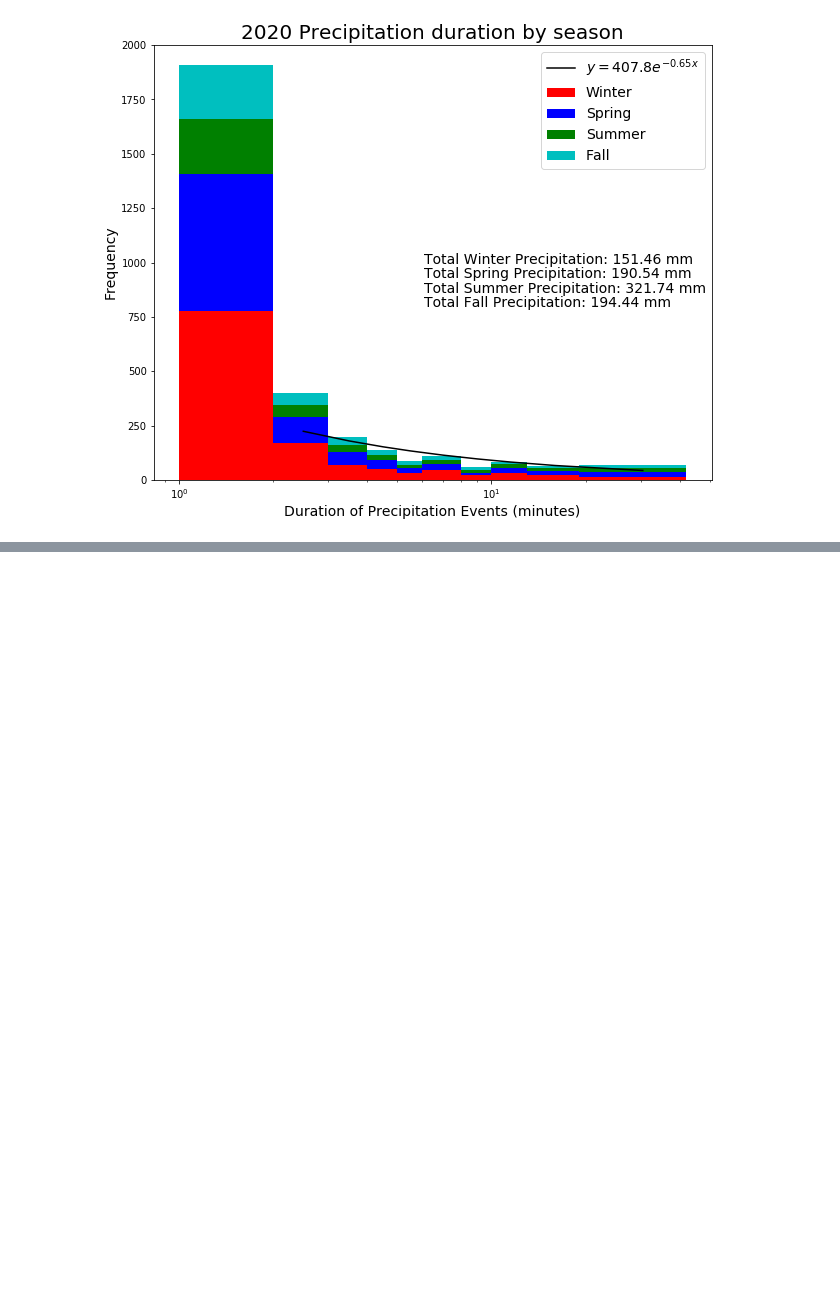
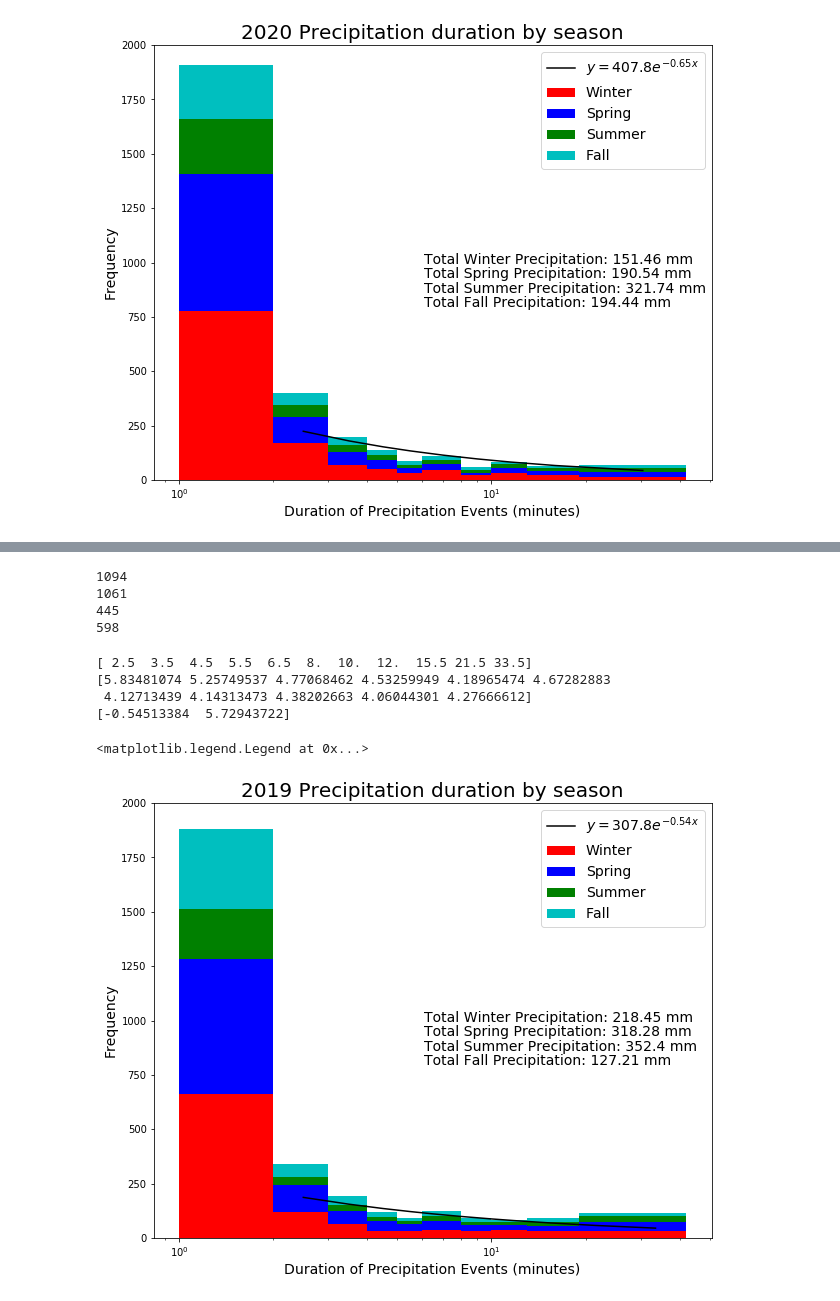
Before and after one commit to zhangt3-e/senior_thesis, a Jupyter notebook: Code/exponentials.ipynb, the cells around one changed output, grey strips where cells are left out. Saved outputs shown, nothing was run; the diff lists cells and outputs as text; code cells hidden in the pictures; blank space fills up the shorter version.

```diff
--- a/Code/exponentials.ipynb
+++ b/Code/exponentials.ipynb
@@ -352,0 +383,74 @@ plt.legend(labels = ['$y = 407.8 e^{-0.65x}$', 'Winter', 'Spring', 'Summer', 'Fa
+# %%
+count = 0
+count1 = 0
+count2 = 0
+count3 = 0
+for i in range(0,5000):
+    hold = Wprecip19[i]
+    hold1 = Sp_precip19[i]
+    hold2 = Su_precip19[i]
+    hold3 = Fprecip19[i]
+    if hold > 0:
+        count += 1
+    if hold1 > 0:
+        count1 += 1
+    if hold2 > 0:
+        count2 += 1
+    if hold3 > 0:
+        count3 += 1
+print(count)
+print(count1)
+print(count2)
+print(count3)
+# %% [output]
+1094
+1061
+445
+598
+# %%
+Wprecip19 = Wprecip19[:count]
+Sp_precip19 = Sp_precip19[:count1]
+Su_precip19 = Su_precip19[:count2]
+Fprecip19 = Fprecip19[:count3]
+# %%
+one_bin = np.array([2, 3, 4, 5, 6, 7, 9, 11, 13, 18, 25, 42])
+hist19, bin_edge = np.histogram(precip19, bins = one_bin)
+# %%
+log_x = np.log(one_bin)
+log_y = np.log(hist19)
+log_x_2 = np.log(bin_edge[:12])
+bin_val = np.zeros(11)
+for i in range(0, 11):
+    bin_val[i] = (one_bin[i]+one_bin[i+1])/2
+print(bin_val)
+logx = np.log(bin_val)
+print(log_y)
+curve_fit = np.polyfit(logx, log_y, 1)
+print(curve_fit)
+# %% [output]
+[ 2.5  3.5  4.5  5.5  6.5  8.  10.  12.  15.5 21.5 33.5]
+[5.83481074 5.25749537 4.77068462 4.53259949 4.18965474 4.67282883
+ 4.12713439 4.14313473 4.38202663 4.06044301 4.27666612]
+[-0.54513384  5.72943722]
+# %%
+test19 = np.exp(curve_fit[1])
+y19 = np.exp(curve_fit[0]*logx)
+# %%
+plt.figure(figsize = (10,8))
+plt.hist([Wprecip19, Sp_precip19, Su_precip19,Fprecip19], bins =perc, range= (perc19.min,perc19.max), color = ['r','b','g','c'], stacked =True)
+plt.xlabel('Duration of Precipitation Events (minutes)', fontsize = 14)
+plt.xscale('log')
+plt.ylim(0,2000)
+#plt.yscale('log')
+plt.ylabel('Frequency', fontsize = 14)
+plt.title('2019 Precipitation duration by season', fontsize = 20)
+plt.figtext(0.5, 0.5, 'Total Winter Precipitation: ' + str(round(Wtotalprep19,2)) + ' mm', fontsize = 14)
+plt.figtext(0.5, 0.475, 'Total Spring Precipitation: ' + str(round(Sp_totalprep19,2)) + ' mm', fontsize = 14)
+plt.figtext(0.5, 0.45, 'Total Summer Precipitation: ' + str(round(Su_totalprep19,2)) + ' mm', fontsize = 14)
+plt.figtext(0.5, 0.425, 'Total Fall Precipitation: ' + str(round(Ftotalprep19,2)) + ' mm', fontsize = 14)
+plt.plot(bin_val, test19*y19, color = 'k' )
+plt.legend(labels = ['$y = 307.8 e^{-0.54x}$', 'Winter', 'Spring', 'Summer', 'Fall'], fontsize = 14)
+#plt.figtext(0.3, 0.6, 'Exponential fit equation between 2 minutes to 42 minutes: $ y = e^{5.74}*e^{-0.54x}$' )
+# %% [output]
+<matplotlib.legend.Legend at 0x...>
+[figure, added]
```
Also changed, not shown: parts of 8 cells of this notebook, 3 other files.
